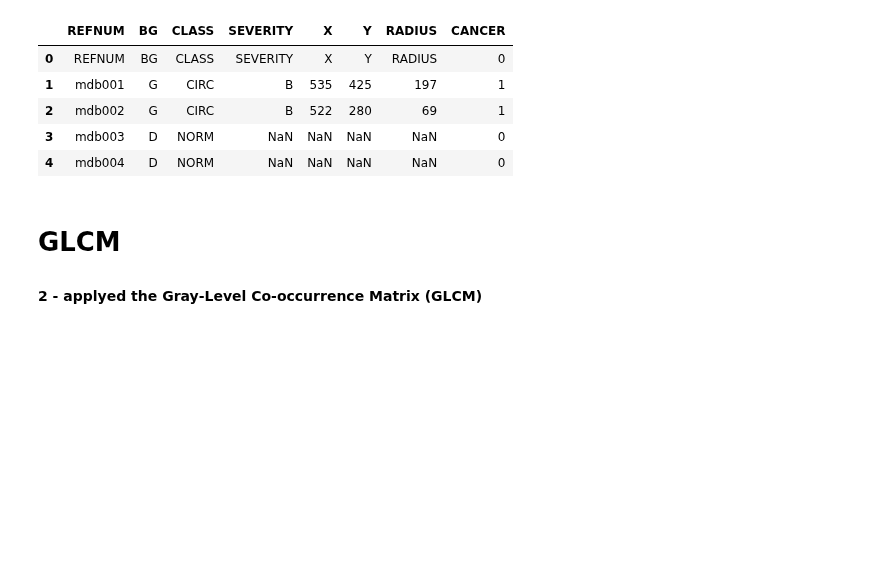
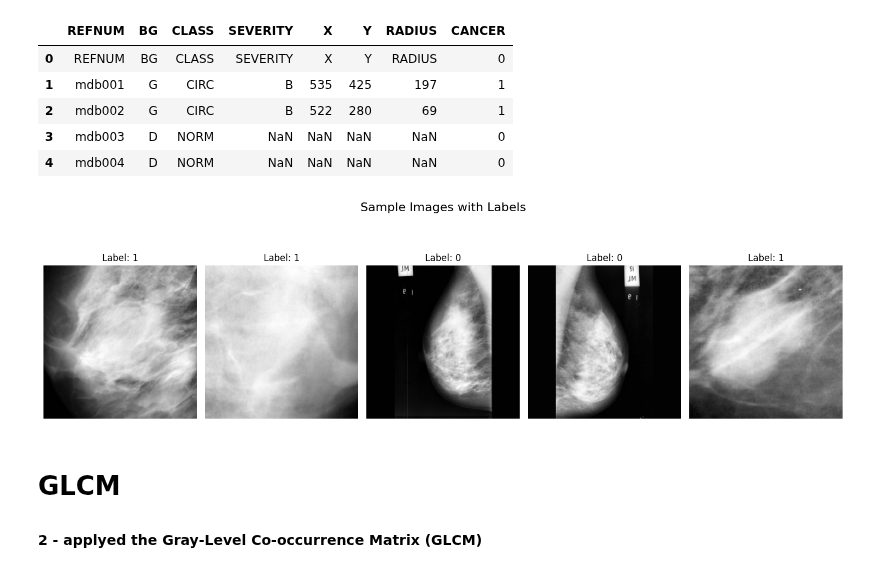
Before and after one commit to Ali-Alian/BCD, a Jupyter notebook: LBP_Final.ipynb, the cells around one changed output. Drawn from its saved outputs; the diff is of its cells as text; code cells hidden in the pictures; blank space fills up the shorter version.

```diff
--- a/LBP_Final.ipynb
+++ b/LBP_Final.ipynb
@@ -98,6 +98,19 @@ Labels list 324
 | 2 | mdb002 | G | CIRC | B | 522 | 280 | 69 | 1 |
 | 3 | mdb003 | D | NORM | NaN | NaN | NaN | NaN | 0 |
 | 4 | mdb004 | D | NORM | NaN | NaN | NaN | NaN | 0 |
+# %%
+plt.figure(figsize=(15,5))
+
+for i in range(5):
+    plt.subplot(1, 5, i+1)
+    plt.imshow(all_images[i], cmap='gray')
+    plt.title(f"Label: {all_labels[i]}")
+    plt.axis('off')
+plt.suptitle("Sample Images with Labels", fontsize=16)
+plt.tight_layout()
+plt.show()
+# %% [output]
+[figure, added]
 # %% [markdown]
 # GLCM
 
```
